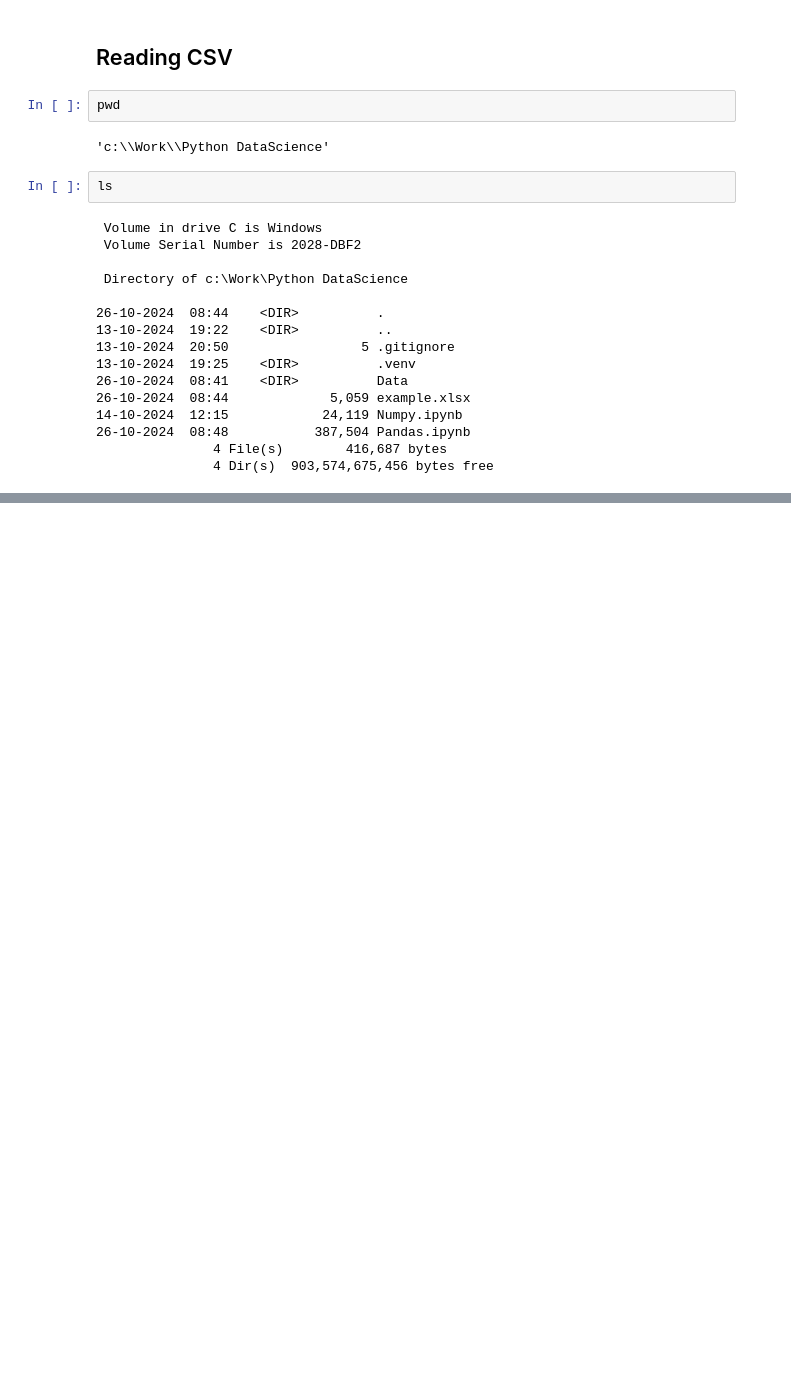
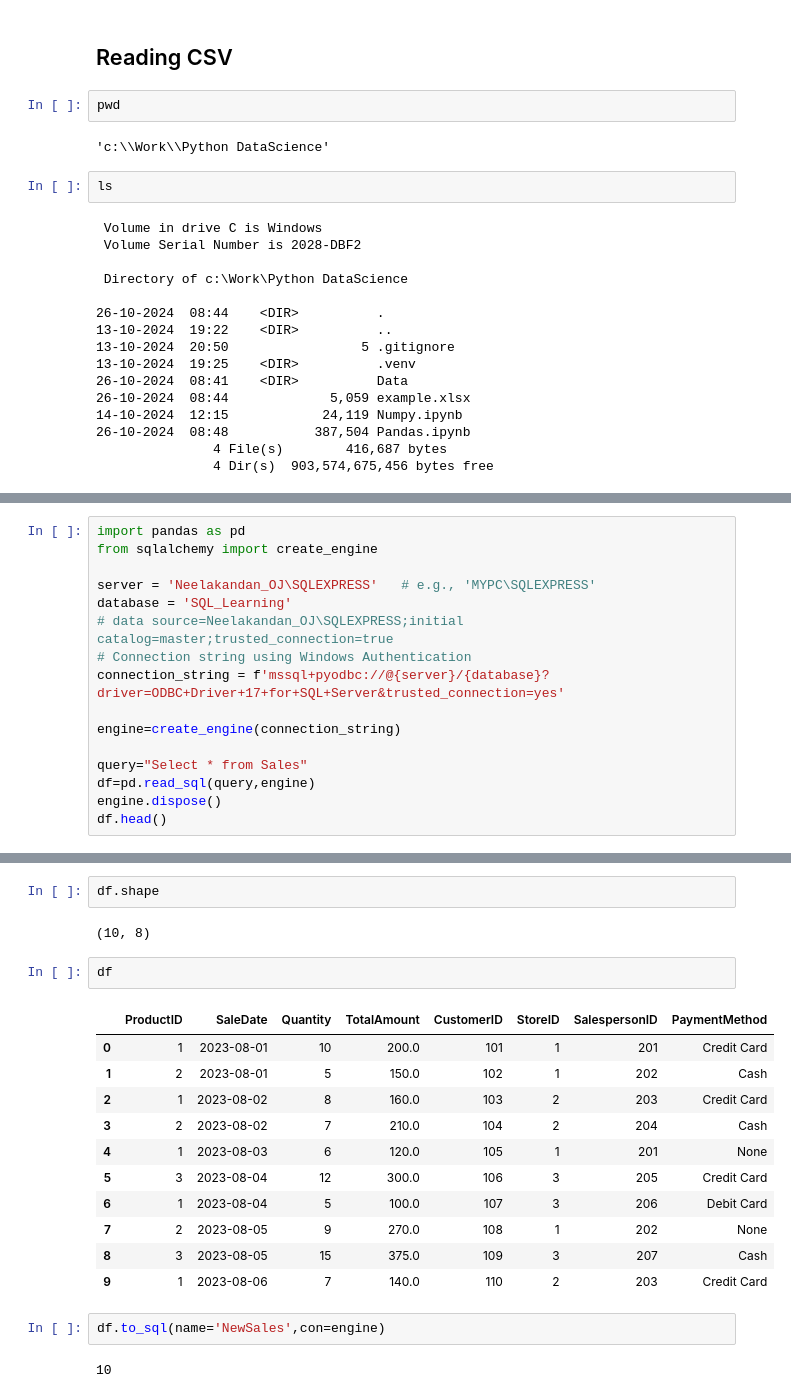
Before and after one commit to neelakandanoj/Python-DataScience, a Jupyter notebook: Pandas.ipynb, the cells around one changed output, grey strips where cells are left out. Drawn from its saved outputs; the diff is of its cells as text; blank space fills up the shorter version.

Commit message:
Pandas

```diff
--- a/Pandas.ipynb
+++ b/Pandas.ipynb
@@ -1505,0 +1530,16 @@ ls
+# %%
+import pandas as pd
+from sqlalchemy import create_engine
+
+server = 'Neelakandan_OJ\SQLEXPRESS'   # e.g., 'MYPC\SQLEXPRESS'
+database = 'SQL_Learning'
+# data source=Neelakandan_OJ\SQLEXPRESS;initial catalog=master;trusted_connection=true
+# Connection string using Windows Authentication
+connection_string = f'mssql+pyodbc://@{server}/{database}?driver=ODBC+Driver+17+for+SQL+Server&trusted_connection=yes'
+
+engine=create_engine(connection_string)
+
+query="Select * from Sales"
+df=pd.read_sql(query,engine)
+engine.dispose()
+df.head()
@@ -1505,0 +1553,22 @@ ls
+# %%
+df.shape
+# %% [output]
+(10, 8)
+# %%
+df
+# %% [output]
+|  | ProductID | SaleDate | Quantity | TotalAmount | CustomerID | StoreID | SalespersonID | PaymentMethod |
+| 0 | 1 | 2023-08-01 | 10 | 200.0 | 101 | 1 | 201 | Credit Card |
+| 1 | 2 | 2023-08-01 | 5 | 150.0 | 102 | 1 | 202 | Cash |
+| 2 | 1 | 2023-08-02 | 8 | 160.0 | 103 | 2 | 203 | Credit Card |
+| 3 | 2 | 2023-08-02 | 7 | 210.0 | 104 | 2 | 204 | Cash |
+| 4 | 1 | 2023-08-03 | 6 | 120.0 | 105 | 1 | 201 | None |
+| 5 | 3 | 2023-08-04 | 12 | 300.0 | 106 | 3 | 205 | Credit Card |
+| 6 | 1 | 2023-08-04 | 5 | 100.0 | 107 | 3 | 206 | Debit Card |
+| 7 | 2 | 2023-08-05 | 9 | 270.0 | 108 | 1 | 202 | None |
+| 8 | 3 | 2023-08-05 | 15 | 375.0 | 109 | 3 | 207 | Cash |
+| 9 | 1 | 2023-08-06 | 7 | 140.0 | 110 | 2 | 203 | Credit Card |
+# %%
+df.to_sql(name='NewSales',con=engine)
+# %% [output]
+10
```
Also changed, not shown: parts of 29 cells of this notebook, 1 other file.
